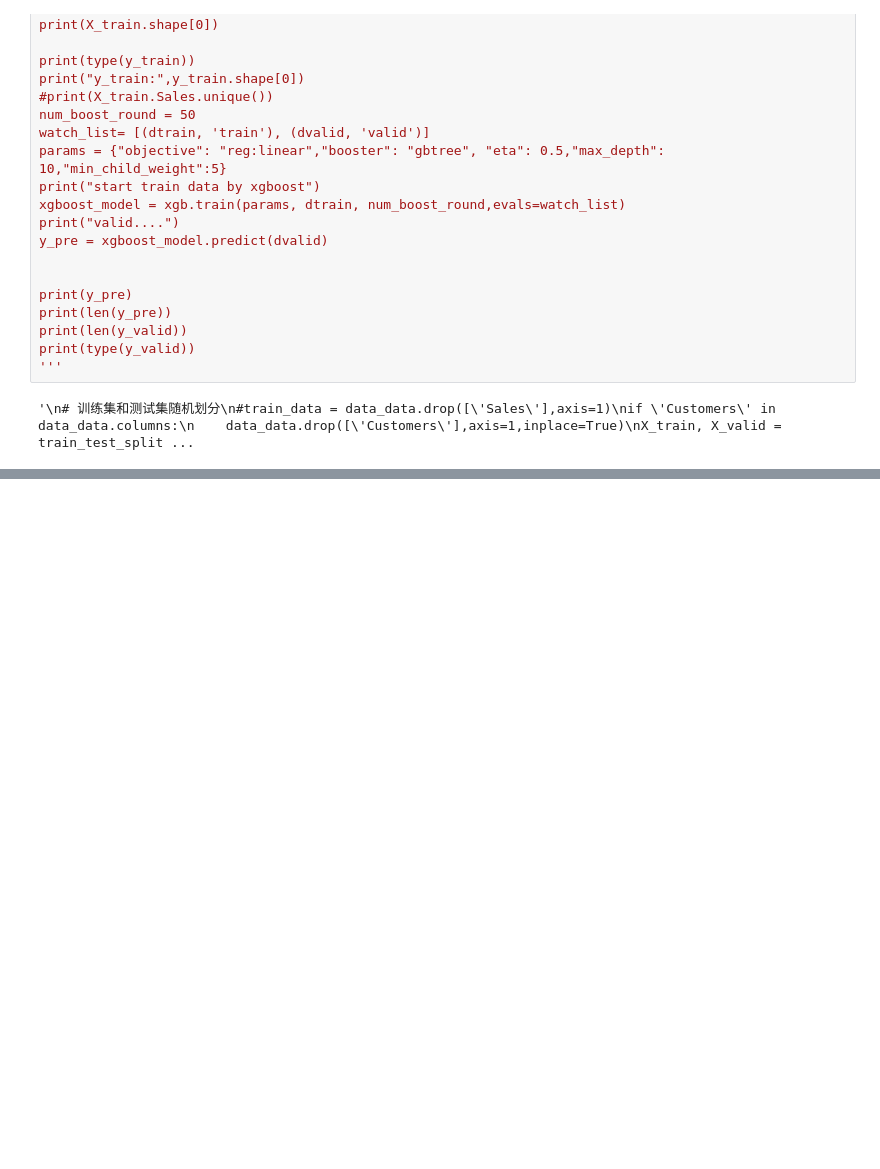
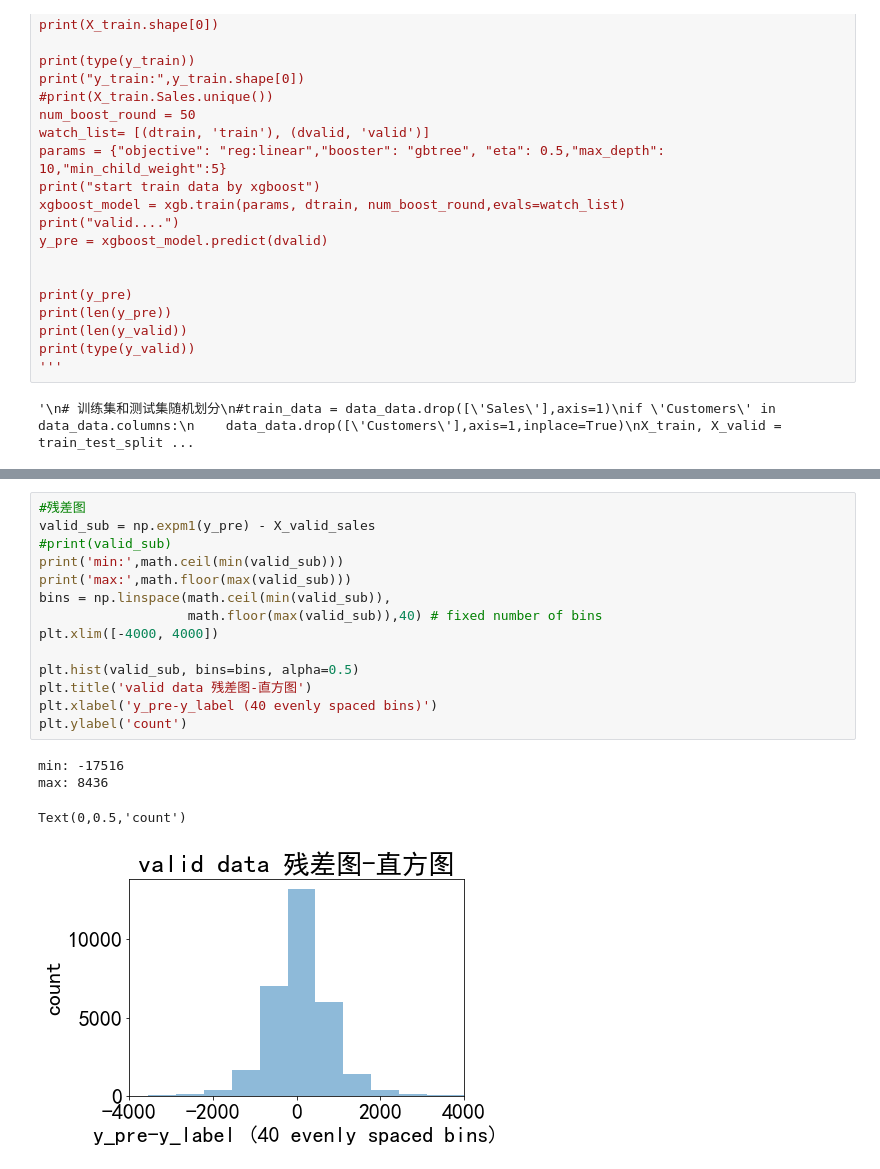
Before and after one commit to hahajing123/learning_p7, a Jupyter notebook: rossmann_sales.ipynb, the cells around one changed output, grey strips where cells are left out. Saved outputs shown, nothing was run; the diff lists cells and outputs as text; blank space fills up the shorter version.

```diff
--- a/rossmann_sales.ipynb
+++ b/rossmann_sales.ipynb
@@ -683,0 +777,19 @@ print(result.loc[(result['Id']==41088)])
+# %%
+#残差图
+valid_sub = np.expm1(y_pre) - X_valid_sales
+#print(valid_sub)
+print('min:',math.ceil(min(valid_sub)))
+print('max:',math.floor(max(valid_sub)))
+bins = np.linspace(math.ceil(min(valid_sub)),
+                   math.floor(max(valid_sub)),40) # fixed number of bins
+plt.xlim([-4000, 4000])
+
+plt.hist(valid_sub, bins=bins, alpha=0.5)
+plt.title('valid data 残差图-直方图')
+plt.xlabel('y_pre-y_label (40 evenly spaced bins)')
+plt.ylabel('count')
+# %% [output]
+min: -17516
+max: 8436
+Text(0,0.5,'count')
+[figure, added]
```
Also changed, not shown: parts of 15 cells of this notebook, 2 other files.
